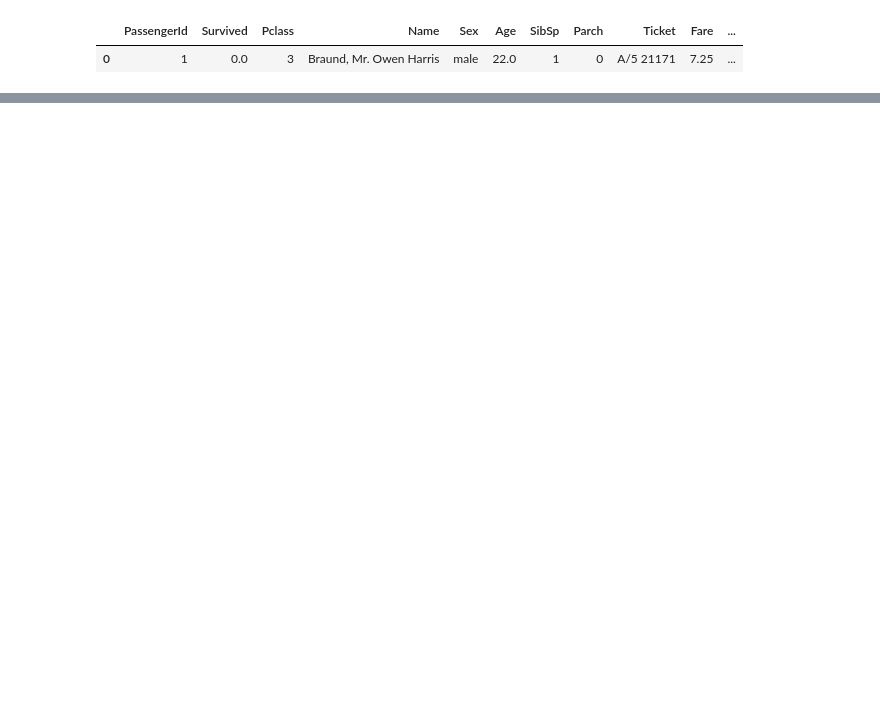
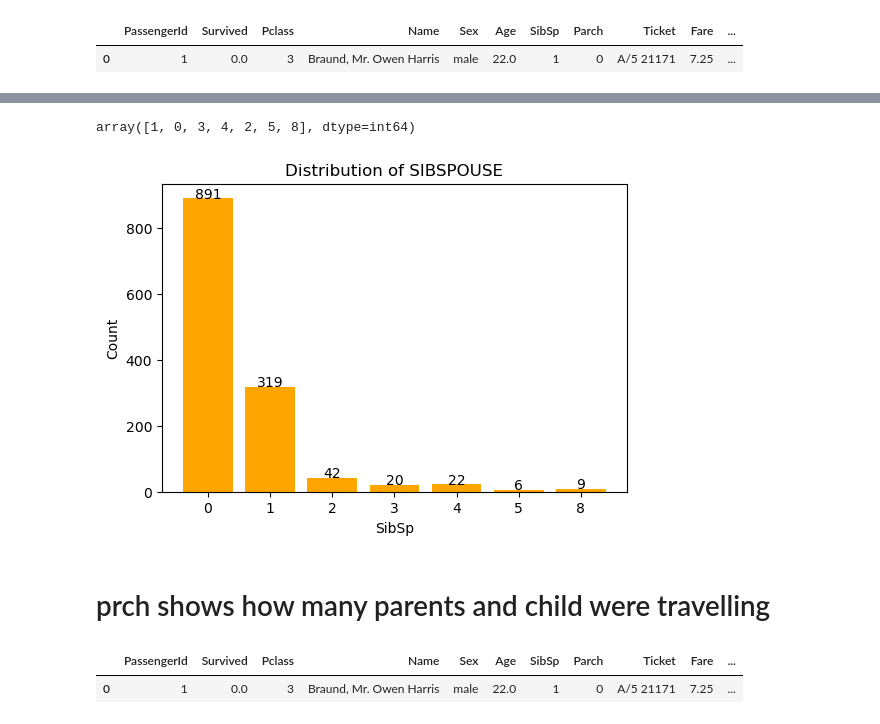
Before and after one commit to anjalijoshi2003/Titanic_EDA, a Jupyter notebook: titanicData analysis .ipynb, the cells around one changed output, grey strips where cells are left out. Drawn from its saved outputs; the diff is of its cells as text; code cells hidden in the pictures; blank space fills up the shorter version.

```diff
--- a/titanicData analysis .ipynb
+++ b/titanicData analysis .ipynb
@@ -722,0 +708,13 @@ Sibsp- this column shows sibling spouse
+# %%
+#bar chart
+plt.bar(value.index.astype(str), values.values,color="grey")
+
+plt.xlabel("parch")
+plt.ylabel("Count")
+plt.title("Distribution of parch")
+
+# Add value labels
+for i, v in enumerate(values.values):
+    plt.text(i, v + 1, str(v), ha='center')
+
+plt.show()
@@ -722,0 +744,31 @@ Sibsp- this column shows sibling spouse
+# %%
+c['SibSp'].unique()
+# %% [output]
+array([1, 0, 3, 4, 2, 5, 8], dtype=int64)
+# %%
+plt.figure(figsize=(6, 4))
+
+# Value counts
+values = c["SibSp"].value_counts().sort_index()
+
+# Bar chart
+plt.bar(values.index.astype(str), values.values,color="orange")
+
+plt.xlabel("SibSp")
+plt.ylabel("Count")
+plt.title("Distribution of SIBSPOUSE")
+
+# Add value labels
+for i, v in enumerate(values.values):
+    plt.text(i, v + 1, str(v), ha='center')
+
+plt.show()
+# %% [output]
+[figure, added]
+# %% [markdown]
+# prch shows how many parents and child  were travelling
+# %%
+(c.head(1))
+# %% [output]
+|  | PassengerId | Survived | Pclass | Name | Sex | Age | SibSp | Parch | Ticket | Fare | ... |
+| 0 | 1 | 0.0 | 3 | Braund, Mr. Owen Harris | male | 22.0 | 1 | 0 | A/5 21171 | 7.25 | ... |
```
Also changed, not shown: parts of 90 cells of this notebook.
